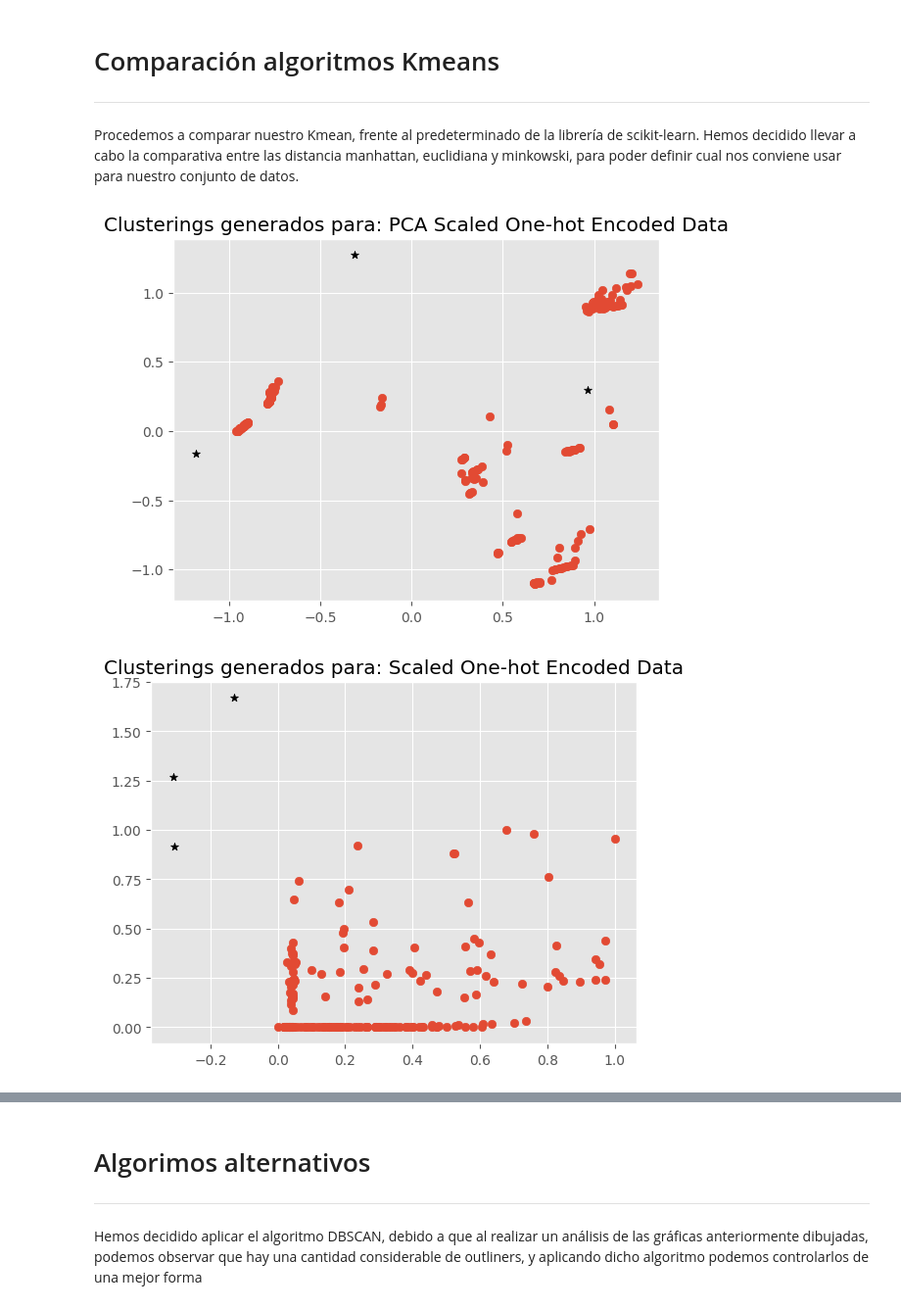
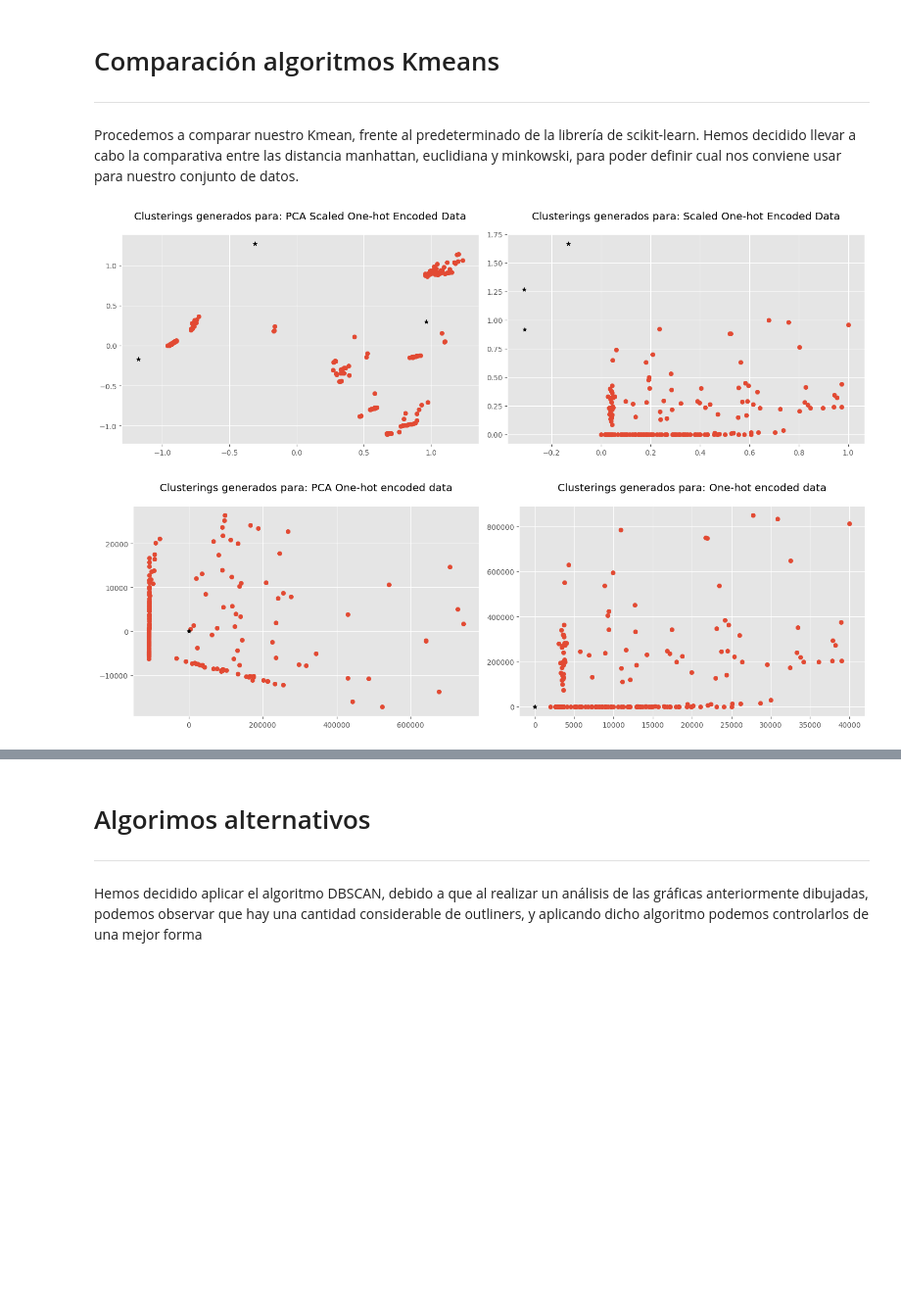
Before and after one commit to V1centeB/Aprendizaje_Automatico-P2-G1, a Jupyter notebook: model.ipynb, the cells around one changed output, grey strips where cells are left out. Shown at 98% size. Saved outputs shown, nothing was run; the diff lists cells and outputs as text; code cells hidden in the pictures; blank space fills up the shorter version.

```diff
--- a/model.ipynb
+++ b/model.ipynb
@@ -390,35 +362,57 @@ def plot_clusters(X, clusters, name):
         plt.scatter(center[0], center[1], marker='*', c='black')
     plt.title('Clusterings generados para: ' + name)
     plt.show()
 
 # Inicializamos los centroides para los clusters - Utilizamos el número de clusters que sacamos con el método elbow
 k = 3
 # Inicializamos un diccionario para cada distinto conjunto de datos
 clusters_onehot_scaled_pca = {}
 clusters_onehot_scaled = {}
 clusters_onehot_pca = {}
 clusters_onehot = {}
 clusters_ordinal_scaled_pca = {}
 clusters_ordinal_scaled = {}
 clusters_ordinal_pca = {}
 clusters_ordinal = {}
 
 # Creamos un dataset para todas las llamadas a las funciones
 datasets = [
     (X_pca_onehot_scaled, clusters_onehot_scaled_pca, "PCA Scaled One-hot Encoded Data"),
     (X_onehot_scaled, clusters_onehot_scaled, "Scaled One-hot Encoded Data"),
     (X_pca_onehot, clusters_onehot_pca, "PCA One-hot encoded data"),
     (X_onehot, clusters_onehot, "One-hot encoded data"),
     (X_pca_ordinal_scaled, clusters_ordinal_scaled_pca, "PCA Scaled Ordinal Data"),
     (X_ordinal_scaled, clusters_ordinal_scaled, "Scaled Ordinal Data"),
     (X_pca_ordinal, clusters_ordinal_pca, "PCA Ordinal Data"),
     (X_ordinal, clusters_ordinal, "Ordinal Data")
 ]
 
+def plot_clusters(X1, X2, clusters1, clusters2, name1, name2):
+    """Función que dibuja clusters"""
+    fig, axs = plt.subplots(1, 2, figsize=(15, 5))
+
+    axs[0].scatter(X1[:,0], X1[:,1])
+    for i in clusters1:
+        center = clusters1[i]['center']
+        axs[0].scatter(center[0], center[1], marker='*', c='black')
+    axs[0].set_title('Clusterings generados para: ' + name1, y=1.05)
+
+    axs[1].scatter(X2[:,0], X2[:,1])
+    for i in clusters2:
+        center = clusters2[i]['center']
+        axs[1].scatter(center[0], center[1], marker='*', c='black')
+    axs[1].set_title('Clusterings generados para: ' + name2, y=1.05)
+
+    plt.tight_layout()
+    plt.show()
+
 # Inicializamos y dibujamos clusters
-for X, clusters_dict, name in datasets:
-    initialize_clusters(clusters_dict, X, k)
-    plot_clusters(X, clusters_dict, name)
+for i in range(0, len(datasets), 2):
+    X1, clusters_dict1, name1 = datasets[i]
+    X2, clusters_dict2, name2 = datasets[i+1]
+    initialize_clusters(clusters_dict1, X1, k)
+    initialize_clusters(clusters_dict2, X2, k)
+    plot_clusters(X1, X2, clusters_dict1, clusters_dict2, name1, name2)
 # %% [output]
-[figure, old version]
+[figure, new version]
-[figure, old version]
+[figure, new version]
```
Also changed, not shown: parts of 9 cells of this notebook.
